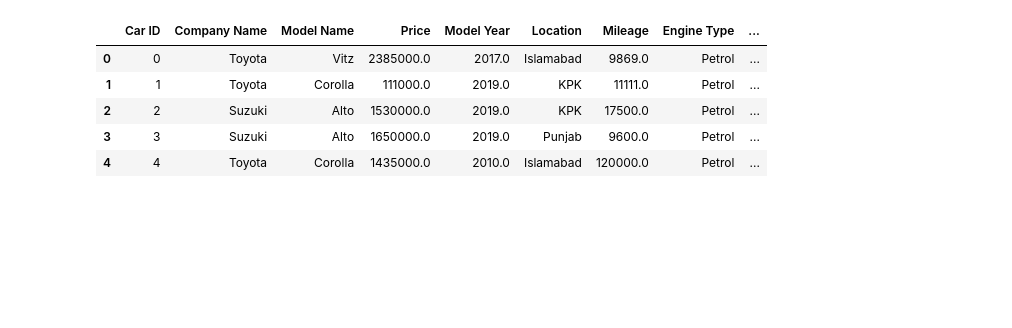
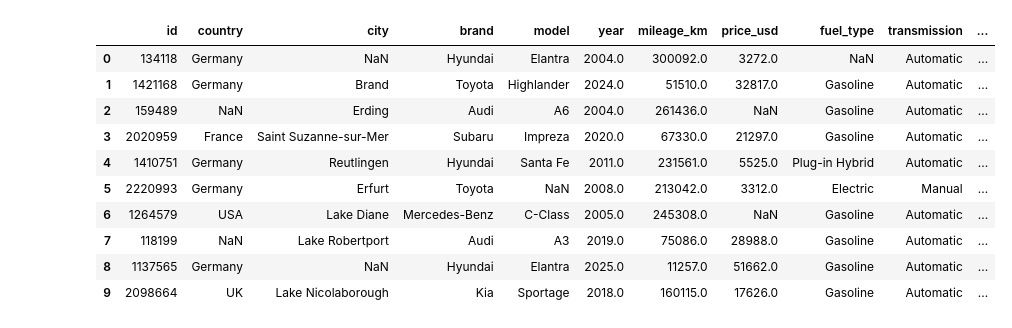
Before and after one commit to revo-off/Car-ism, a Jupyter notebook: eda.ipynb, the cells around one changed output. Cells and saved outputs as stored; diff of their text form; code cells hidden in the pictures; blank space fills up the shorter version.

```diff
--- a/eda.ipynb
+++ b/eda.ipynb
@@ -7,10 +8,15 @@ import os, math
 # %%
-df = pd.read_csv("secondhand_car.csv", sep=";")
-df.head()
+df = pd.read_csv("used_cars_1M_2025.csv")
+df.head(10)
 # %% [output]
-|  | Car ID | Company Name | Model Name | Price | Model Year | Location | Mileage | Engine Type | ... |
-| 0 | 0 | Toyota | Vitz | 2385000.0 | 2017.0 | Islamabad | 9869.0 | Petrol | ... |
-| 1 | 1 | Toyota | Corolla | 111000.0 | 2019.0 | KPK | 11111.0 | Petrol | ... |
-| 2 | 2 | Suzuki | Alto | 1530000.0 | 2019.0 | KPK | 17500.0 | Petrol | ... |
-| 3 | 3 | Suzuki | Alto | 1650000.0 | 2019.0 | Punjab | 9600.0 | Petrol | ... |
-| 4 | 4 | Toyota | Corolla | 1435000.0 | 2010.0 | Islamabad | 120000.0 | Petrol | ... |
+|  | id | country | city | brand | model | year | mileage_km | price_usd | fuel_type | transmission | ... |
+| 0 | 134118 | Germany | NaN | Hyundai | Elantra | 2004.0 | 300092.0 | 3272.0 | NaN | Automatic | ... |
+| 1 | 1421168 | Germany | Brand | Toyota | Highlander | 2024.0 | 51510.0 | 32817.0 | Gasoline | Automatic | ... |
+| 2 | 159489 | NaN | Erding | Audi | A6 | 2004.0 | 261436.0 | NaN | Gasoline | Automatic | ... |
+| 3 | 2020959 | France | Saint Suzanne-sur-Mer | Subaru | Impreza | 2020.0 | 67330.0 | 21297.0 | Gasoline | Automatic | ... |
+| 4 | 1410751 | Germany | Reutlingen | Hyundai | Santa Fe | 2011.0 | 231561.0 | 5525.0 | Plug-in Hybrid | Automatic | ... |
+| 5 | 2220993 | Germany | Erfurt | Toyota | NaN | 2008.0 | 213042.0 | 3312.0 | Electric | Manual | ... |
+| 6 | 1264579 | USA | Lake Diane | Mercedes-Benz | C-Class | 2005.0 | 245308.0 | NaN | Gasoline | Automatic | ... |
+| 7 | 118199 | NaN | Lake Robertport | Audi | A3 | 2019.0 | 75086.0 | 28988.0 | Gasoline | Automatic | ... |
+| 8 | 1137565 | Germany | NaN | Hyundai | Elantra | 2025.0 | 11257.0 | 51662.0 | Gasoline | Automatic | ... |
+| 9 | 2098664 | UK | Lake Nicolaborough | Kia | Sportage | 2018.0 | 160115.0 | 17626.0 | Gasoline | Automatic | ... |
```
Also changed, not shown: parts of 14 cells of this notebook, 2 other files.
